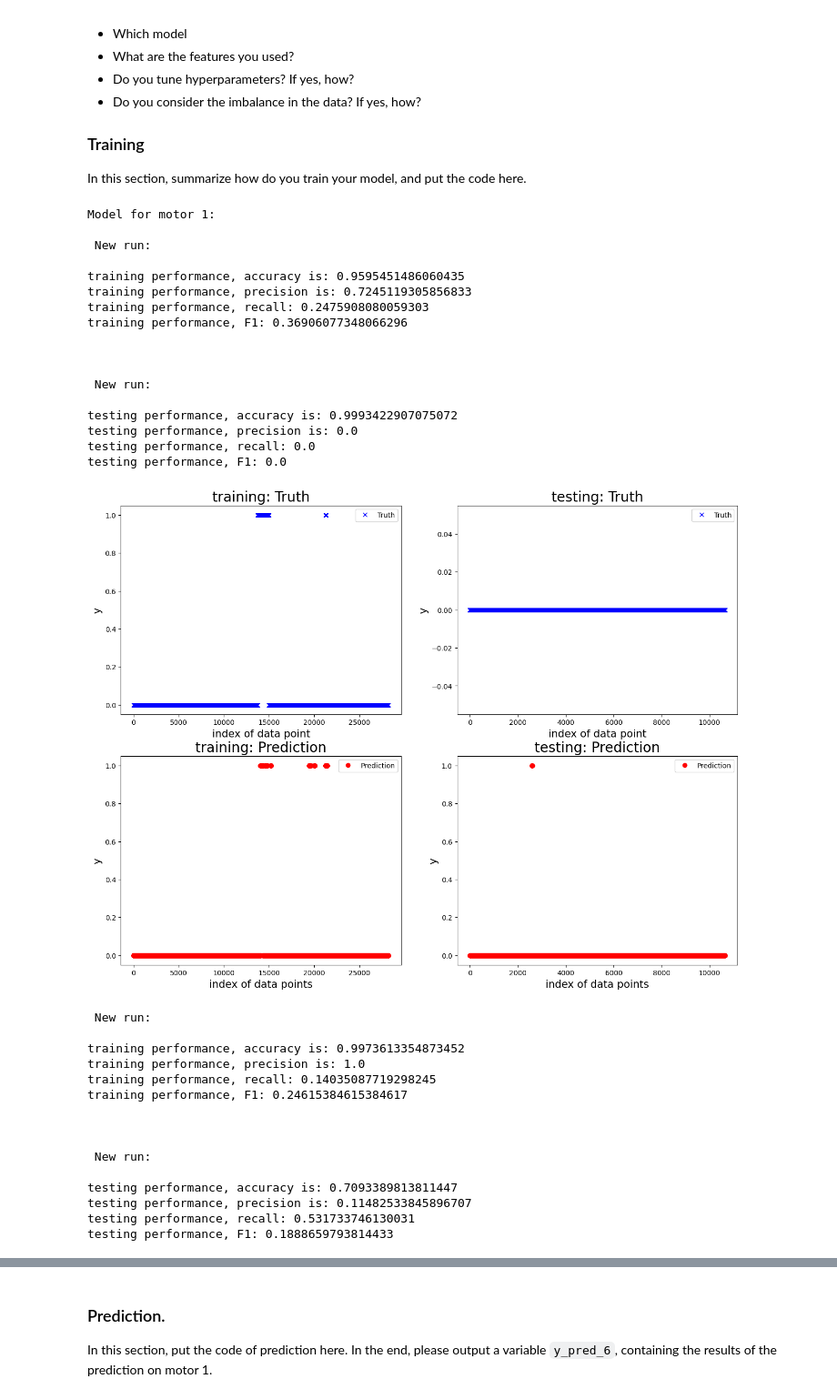
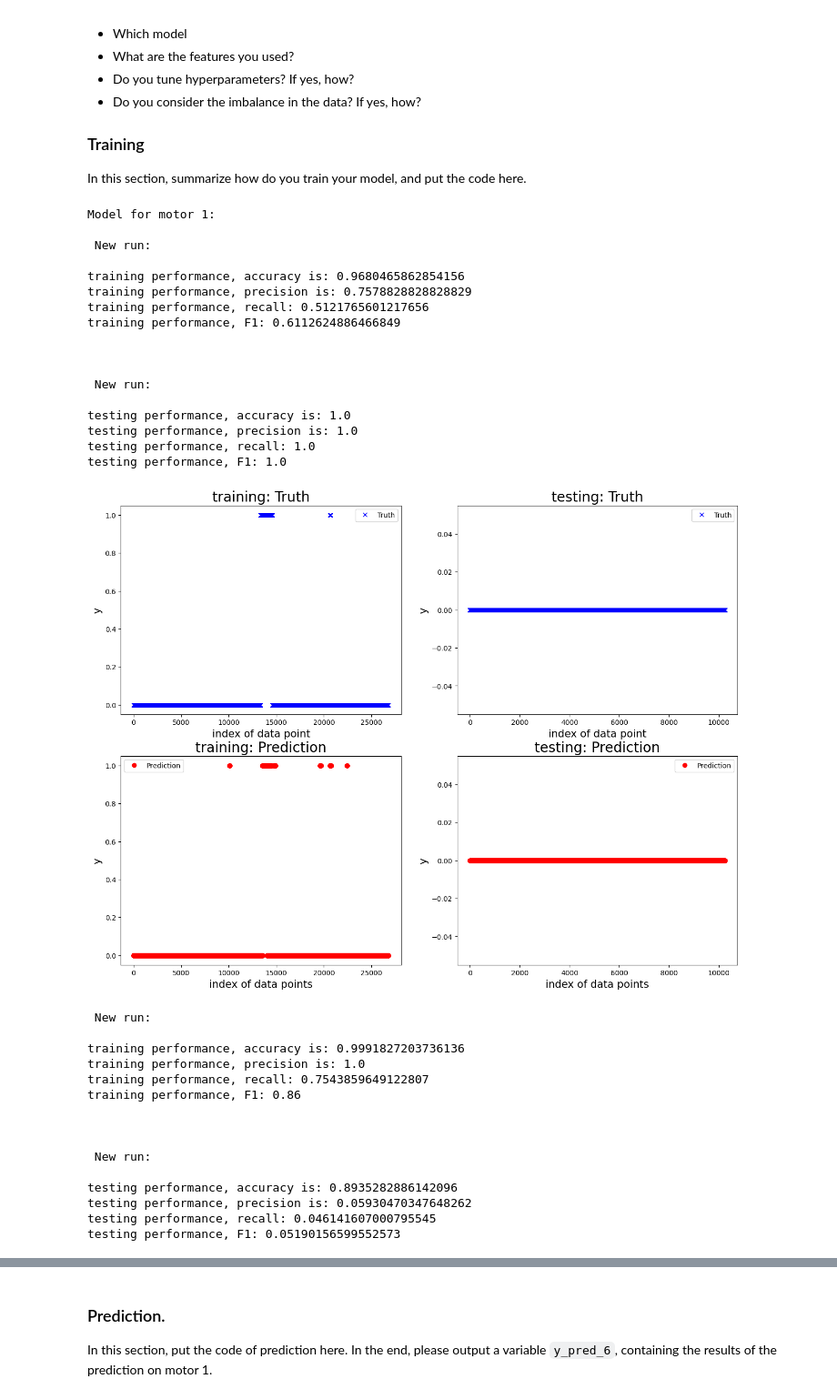
Before and after one commit to comoxx/digital_twin_robot_group2, a Jupyter notebook: DataChallenge/Data_challenge_côme.ipynb, the cells around one changed output, grey strips where cells are left out. Shown at 91% size. Saved outputs shown, nothing was run; the diff lists cells and outputs as text; code cells hidden in the pictures.

Commit message:
add motor 1and2

```diff
--- a/DataChallenge/Data_challenge_côme.ipynb
+++ b/DataChallenge/Data_challenge_côme.ipynb
@@ -168,16 +168,17 @@ feature_list_all = ['time', 'data_motor_1_position', 'data_motor_1_temperature',
                     'data_motor_5_position', 'data_motor_5_temperature', 'data_motor_5_voltage',
                     'data_motor_6_position', 'data_motor_6_temperature', 'data_motor_6_voltage']
 
-feature_list_custom = ['data_motor_1_temperature', 'data_motor_1_position',
+feature_list_motor_1 = ['data_motor_1_temperature', 'data_motor_1_position',
                        'data_motor_2_temperature',
-                       'data_motor_3_position', 'data_motor_3_temperature']
+                       'data_motor_3_position', 'data_motor_3_temperature'
+                       ]
 
 # Extract the features.
-df_tr_x, df_tr_y = extract_selected_feature(df_data_experiment, feature_list_all, motor_idx, mdl_type='clf')
+df_tr_x, df_tr_y = extract_selected_feature(df_data_experiment, feature_list_motor_1, motor_idx, mdl_type='clf')
 
 # Prepare the training data based on the defined sliding window.
 window_size = 100
-sample_step = 10
+sample_step = 5
 X_train, y_train = prepare_sliding_window(df_x=df_tr_x, y=df_tr_y, window_size=window_size, sample_step=sample_step, mdl_type='clf')
 
 # Define the classification model.
@@ -189,55 +190,55 @@ steps = [
 
 # Create the pipeline
 model = Pipeline(steps)
 
 # # Define hyperparameters to search
 # param_grid = {
 #     'mdl__C': [0.001, 0.01, 0.1, 1, 10, 100]  # Inverse of regularization strength
 # }
 
 # # Initialize GridSearchCV
 # grid_search = GridSearchCV(estimator=pipeline, param_grid=param_grid, scoring='f1', cv=5)
 # mdl = grid_search.fit(X_train, y_train)
 # best_params = grid_search.best_params_
 # print("Best parameters found: ", best_params)
 
 
 all_result = run_cv_one_motor(single_run_result=True, motor_idx=motor_idx,  window_size=window_size, sample_step=sample_step,
                               df_data=df_data_experiment, mdl=model,
-                              feature_list=feature_list_custom, n_fold=5)
+                              feature_list=feature_list_motor_1, n_fold=5)
 # Train the model.
 # mdl = grid_search.fit(X_train, y_train)
 # %% [output]
 Model for motor 1:
 
  New run:
 
-training performance, accuracy is: 0.9595451486060435
-training performance, precision is: 0.7245119305856833
-training performance, recall: 0.2475908080059303
-training performance, F1: 0.36906077348066296
+training performance, accuracy is: 0.9680465862854156
+training performance, precision is: 0.7578828828828829
+training performance, recall: 0.5121765601217656
+training performance, F1: 0.6112624886466849
 
 
 
  New run:
 
-testing performance, accuracy is: 0.9993422907075072
-testing performance, precision is: 0.0
-testing performance, recall: 0.0
-testing performance, F1: 0.0
+testing performance, accuracy is: 1.0
+testing performance, precision is: 1.0
+testing performance, recall: 1.0
+testing performance, F1: 1.0
-[figure, old version]
+[figure, new version]
  New run:
 
-training performance, accuracy is: 0.9973613354873452
+training performance, accuracy is: 0.9991827203736136
 training performance, precision is: 1.0
-training performance, recall: 0.14035087719298245
-training performance, F1: 0.24615384615384617
+training performance, recall: 0.7543859649122807
+training performance, F1: 0.86
 
 
 
  New run:
 
-testing performance, accuracy is: 0.7093389813811447
-testing performance, precision is: 0.11482533845896707
-testing performance, recall: 0.531733746130031
-testing performance, F1: 0.1888659793814433
+testing performance, accuracy is: 0.8935282886142096
+testing performance, precision is: 0.05930470347648262
+testing performance, recall: 0.046141607000795545
+testing performance, F1: 0.05190156599552573
```
Also changed, not shown: parts of 3 cells of this notebook.
